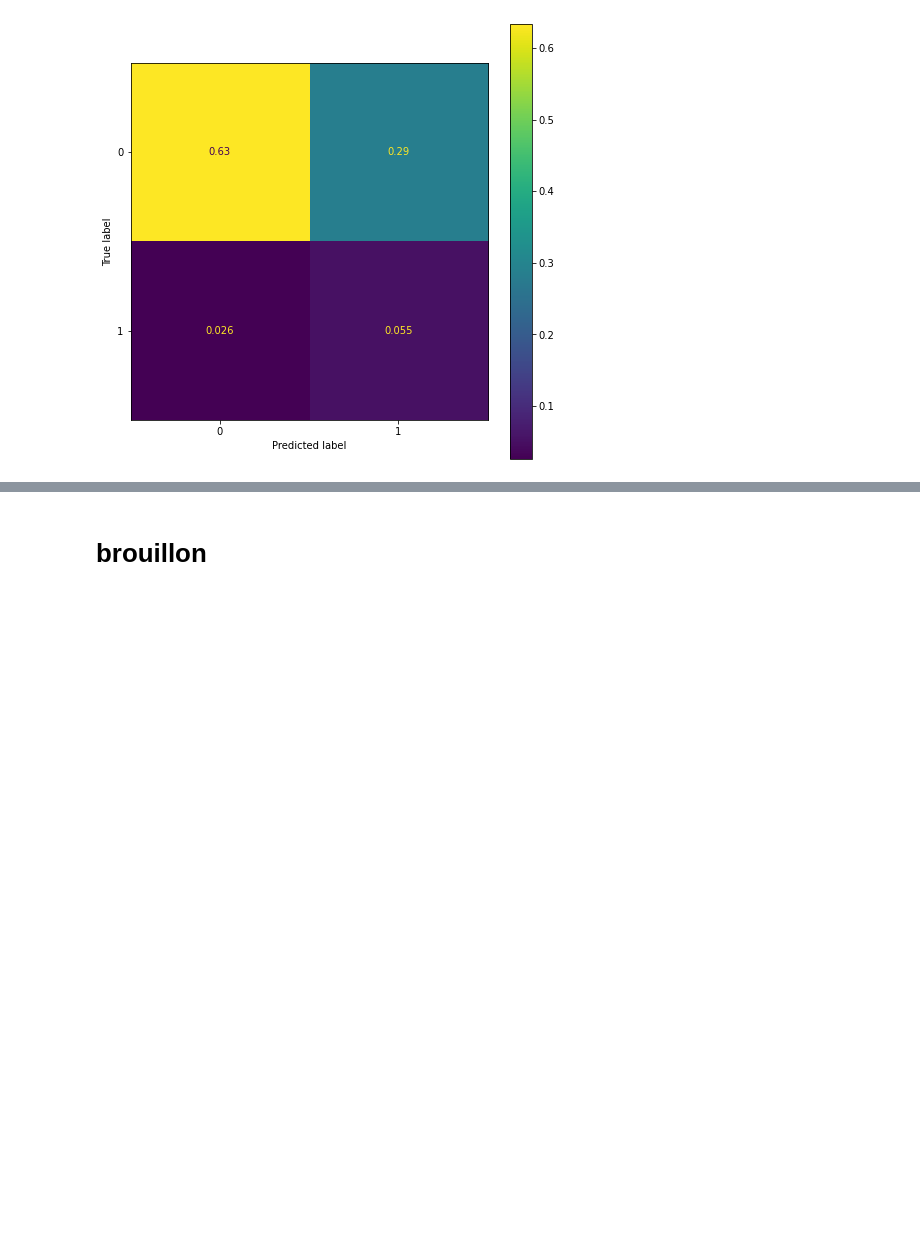
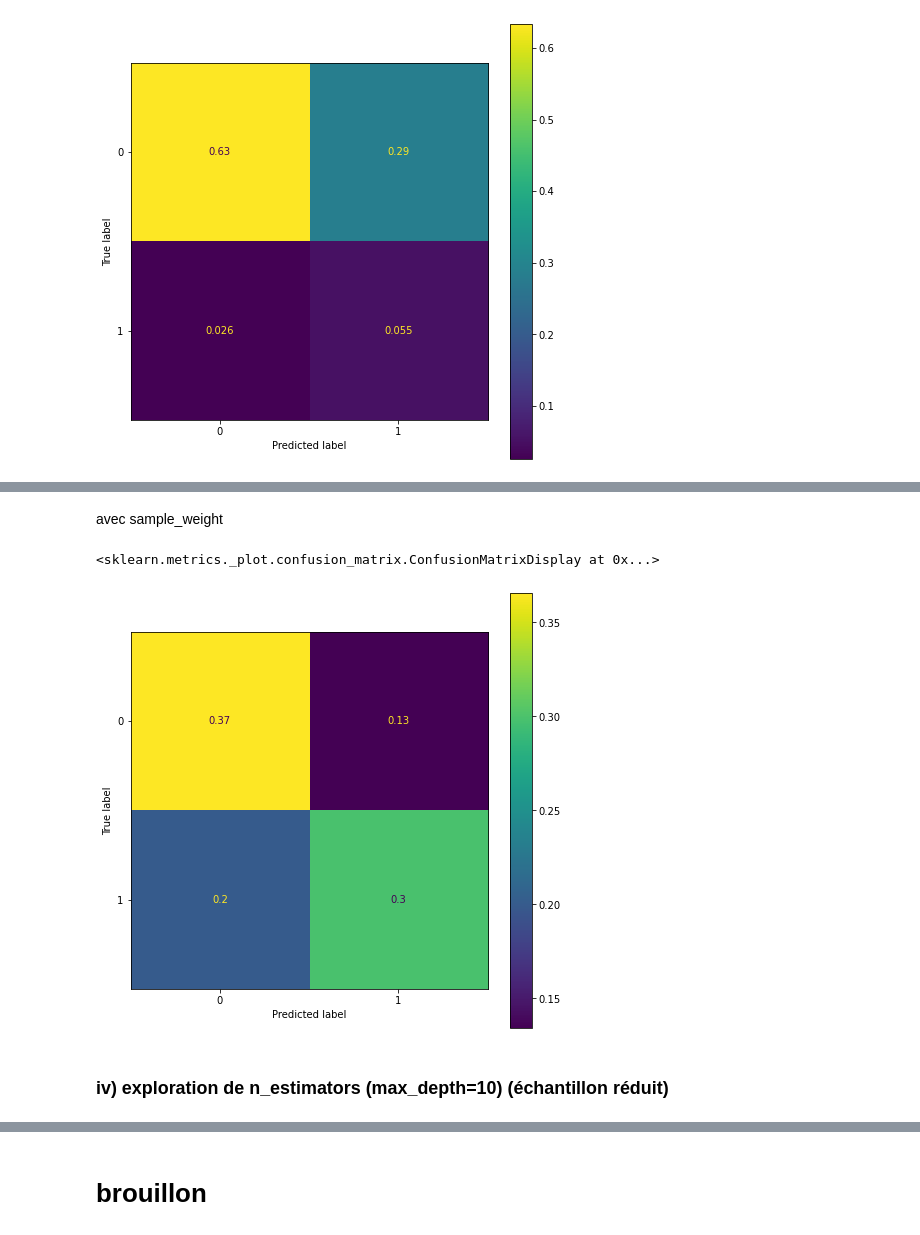
Before and after one commit to loulou569/P7_OC, a Jupyter notebook: P7_notebook.ipynb, the cells around one changed output, grey strips where cells are left out. Cells and saved outputs as stored; diff of their text form; code cells hidden in the pictures; blank space fills up the shorter version.

```diff
--- a/P7_notebook.ipynb
+++ b/P7_notebook.ipynb
@@ -2406,0 +2608,19 @@ fig.plot(ax=ax)
+# %% [markdown]
+avec sample_weight
+# %%
+# matrice de confusion avec sample_weight
+labels = np.array([0,1])
+
+weight_0 = (y_test==1).sum() / y_test.size
+weight_1 = (y_test==0).sum() / y_test.size
+weights = np.where(y_test==0, weight_0,weight_1)
+
+fig = ConfusionMatrixDisplay(confusion_matrix(y_test,y_pred,normalize='all',
+                                              sample_weight=weights),labels)
+figdim, ax = plt.subplots(figsize=(8,8))
+fig.plot(ax=ax)
+# %% [output]
+<sklearn.metrics._plot.confusion_matrix.ConfusionMatrixDisplay at 0x...>
+[figure, added]
+# %% [markdown]
+### iv) exploration de n_estimators (max_depth=10) (échantillon réduit)
```
Also changed, not shown: parts of 252 cells of this notebook.
